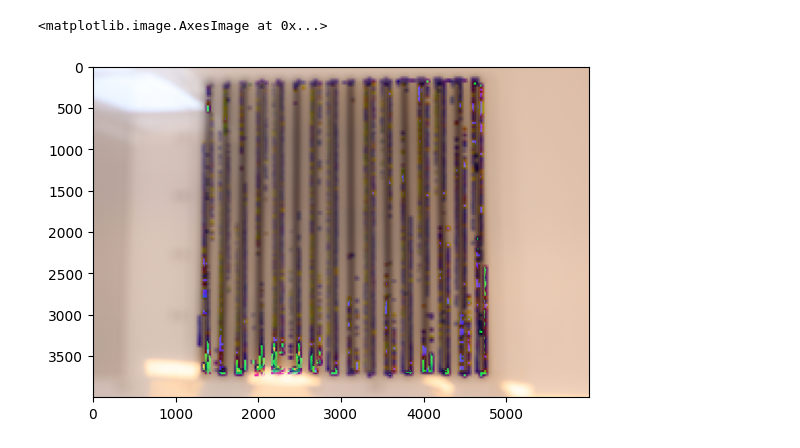
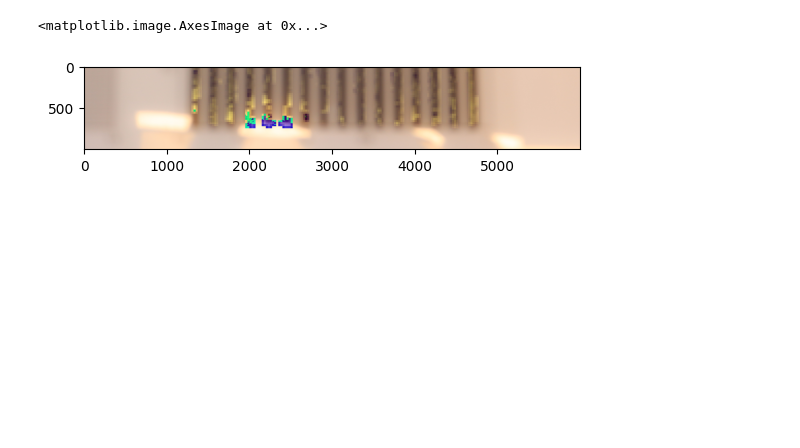
Before and after one commit to 42IceLollies/summer_research_26, a Jupyter notebook: dehazing_image.ipynb, the cells around one changed output. Saved outputs shown, nothing was run; the diff lists cells and outputs as text; code cells hidden in the pictures; blank space fills up the shorter version.

```diff
--- a/dehazing_image.ipynb
+++ b/dehazing_image.ipynb
@@ -21,7 +21,8 @@ overlap = 25
 # Reading in the image
 image = cv.imread("EOS_R100_JPG/jpg0006.jpg")
 image = image[:,:,::-1]
-# image = image[:2300,:]
+# image = image[1500:2000,2000:2500]
+image = image[3000:,:]
 # print(len(image))
 # print(image[5999, 0])
 plt.imshow(image)
@@ -138,7 +160,10 @@ def too_white(patch):
     patch = patch.reshape(patch_size**2, 3)
     size = len(patch)
     thresh = 100
-    return np.max([np.abs(int(pix[0])-int(pix[1])) for pix in patch]) <thresh and np.max([np.abs(int(pix[0])-int(pix[2])) for pix in patch]) <thresh and avg_brightness(patch)>150
+    return np.max([np.abs(int(pix[0])-int(pix[1])) for pix in patch]) <thresh and np.max([np.abs(int(pix[0])-int(pix[2])) for pix in patch]) <thresh and avg_brightness(patch)>125
+
+
+# def exclude_outlying_mag()
 
 
 
@@ -147,7 +172,8 @@ def display_edges(edges):
 # %%
 
 # Change this into feeding the airlight params into a big array so the values can be generalized
-array = np.zeros((len(image)//(patch_size-overlap), len(image[0])//(patch_size-overlap)), dtype = type([0.0]))
+mags = np.zeros((len(image)//(patch_size-overlap), len(image[0])//(patch_size-overlap)), dtype = type([0.0]))
+airlight_dir = []# np.zeros((len(image)//(patch_size-overlap), len(image[0])//(patch_size-overlap)), dtype = type([0.0]))
 # array = []
 
 # Actually iterating through the image
@@ -164,35 +190,43 @@ for i in range(0, (len(image)//(patch_size-overlap))-1):
             # l2 = lobf(patch_two)[0]
             l1 = polyfit(patch_one)
             l2 = polyfit(patch_two)
+            # print(l1)
 
             A_hat = airlight_direction(l1, l2)
-            a_1 = airlight_mag(l1)
-            a_2 = airlight_mag(l2)
+            # print(A_hat)
+            a_1 = airlight_mag(l1, A_hat)
+            a_2 = airlight_mag(l2, A_hat)
 
         # print(A_hat)
         # print(a_1, a_2, row, col)
             # image[row:row+patch_size,col:col+patch_size] = apply_shift(patch_one, A_hat, a_1)
             # image[row:row+patch_size,col+patch_size:col+patch_size*2] = apply_shift(patch_two, A_hat, a_2)
-            array[i][j] = [A_hat, a_1]
-            array[i][j+1] = [A_hat, a_2]
+            mags[i][j] = a_1
+            mags[i][j+1] = a_2
+            airlight_dir.append(A_hat)
+            # airlight_dir[i][j+1]= A_hat
 
 
 # plt.imshow(image)
 # print(array)
 # %%
 # Applying the changes to the base image
+# airlight_dir = airlight_dir.reshape(len(airlight_dir)*len(airlight_dir[0]))
+# print(airlight_dir.shape)
+A_hat = [np.mean([np.abs(dir[0]) for dir in airlight_dir]), np.mean([np.abs(dir[1]) for dir in airlight_dir]), np.mean([np.abs(dir[2]) for dir in airlight_dir])]
 
-for i in range(len(array)):
-    for j in range(len(array[0])):
-        if array[i][j] != 0:
+for i in range(len(mags)):
+    for j in range(len(mags[0])):
+        if mags[i][j] != 0:
             row = i*(patch_size-overlap)
             col = j*(patch_size-overlap)
 
             patch_one = image[row:row+patch_size, col:col+patch_size]
-
-            image[row:row+patch_size,col:col+patch_size] = apply_shift(patch_one, array[i][j][0], array[i][j][1])
+            # print(mags[i][j])
+            image[row:row+patch_size,col:col+patch_size] = apply_shift(patch_one, A_hat, mags[i][j])
 
 plt.imshow(image)
+# print(A_hat)
 # %% [output]
 <matplotlib.image.AxesImage at 0x...>
-[figure, old version]
+[figure, new version]
```
Also changed, not shown: parts of 2 cells of this notebook, 1 other file.
